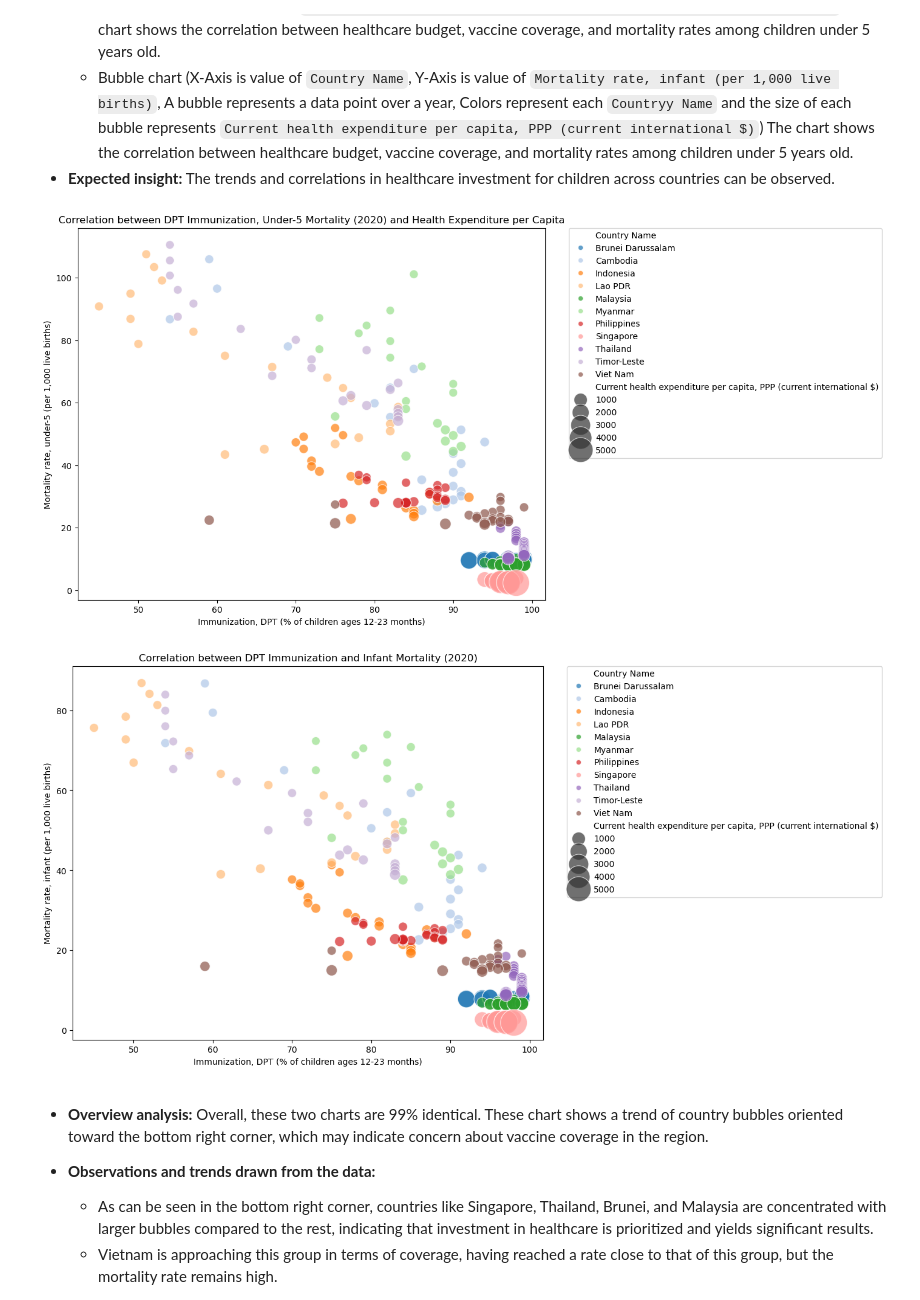
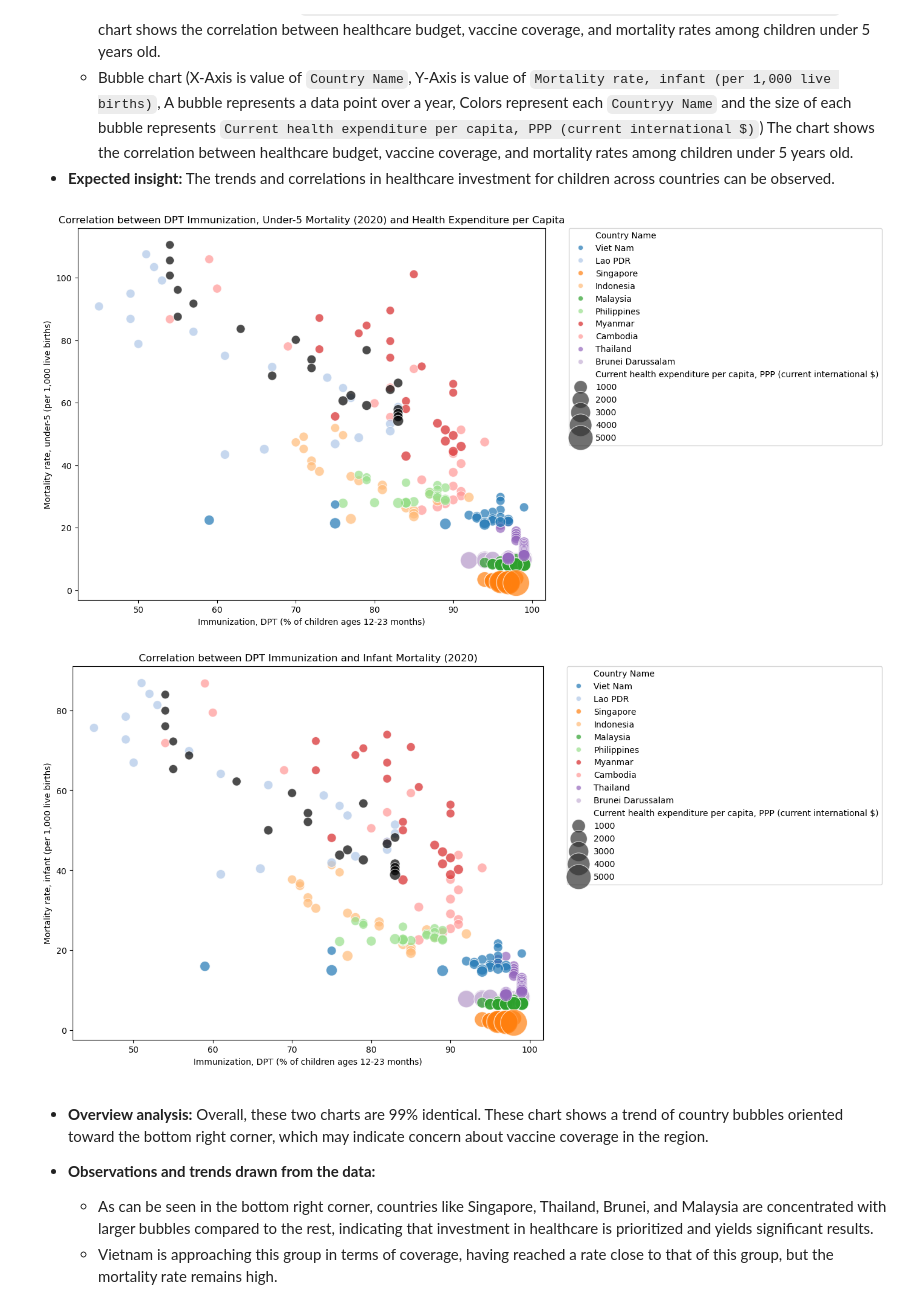
Before and after one commit to AnhTtis/SoutheastAsianAnalysis, a Jupyter notebook: Final.ipynb, the cells around one changed output. Drawn from its saved outputs; the diff is of its cells as text; code cells hidden in the pictures.

```diff
--- a/Final.ipynb
+++ b/Final.ipynb
@@ -130,6 +130,8 @@ plt.show()
   - The awareness of the importance of healthcare among both the public and the government is a crucial factor in determining whether life expectancy will improve.
   - GDP growth is also a contributing factor, but it will not be the most important one, to life expectancy.
 # %%
+my_order = ["Viet Nam", "Lao PDR", "Singapore", "Indonesia", "Malaysia", "Philippines", "Myanmar", "Cambodia", "Thailand", "Brunei Darussalam"]
+
 plt.figure(figsize=(10,6))
 sns.scatterplot(
     data=df_final,
@@ -137,8 +139,9 @@ sns.scatterplot(
     y="Life expectancy at birth, total (years)",
     hue="Country Name",
     palette="tab20",
+    hue_order = my_order
 )
-
+plt.legend(loc='lower right')
 plt.title("Health Expenditure vs Life Expectancy")
 plt.show()
 # %% [output]
@@ -255,18 +258,19 @@ plt.show()
 # %%
 plt.figure(figsize=(10, 8))
 sns.scatterplot(data=df_final,
                 x='Immunization, DPT (% of children ages 12-23 months)',
                 y='Mortality rate, under-5 (per 1,000 live births)',
                 size='Current health expenditure per capita, PPP (current international $)',
                 hue='Country Name',
                 sizes=(100, 1000),
                 alpha=0.7,
-                palette='tab20')
+                palette='tab20',
+                hue_order=my_order)
 plt.legend(bbox_to_anchor=(1.05, 1), loc=2, borderaxespad=0.)
 plt.title('Correlation between DPT Immunization, Under-5 Mortality (2020) and Health Expenditure per Capita')
 plt.show()
 # %% [output]
-[figure, old version]
+[figure, new version]
 # %%
 plt.figure(figsize=(10, 8))
 sns.scatterplot(data=df_final,
@@ -276,12 +280,13 @@ sns.scatterplot(data=df_final,
                 hue='Country Name',
                 sizes=(100, 1000),
                 alpha=0.7,
-                palette='tab20')
+                palette='tab20',
+                hue_order=my_order)
 plt.legend(bbox_to_anchor=(1.05, 1), loc=2, borderaxespad=0.)
 plt.title('Correlation between DPT Immunization and Infant Mortality (2020)')
 plt.show()
 # %% [output]
-[figure, old version]
+[figure, new version]
 # %% [markdown]
 - **Overview analysis:** Overall, these two charts are 99% identical. These chart shows a trend of country bubbles oriented toward the bottom right corner, which may indicate concern about vaccine coverage in the region.
 
```
Also changed, not shown: parts of 1 cell of this notebook.
